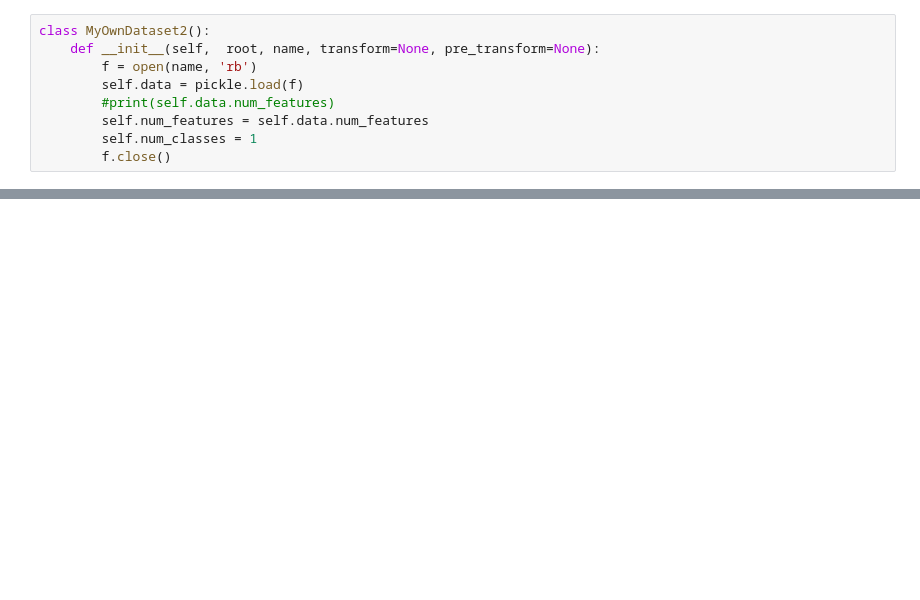
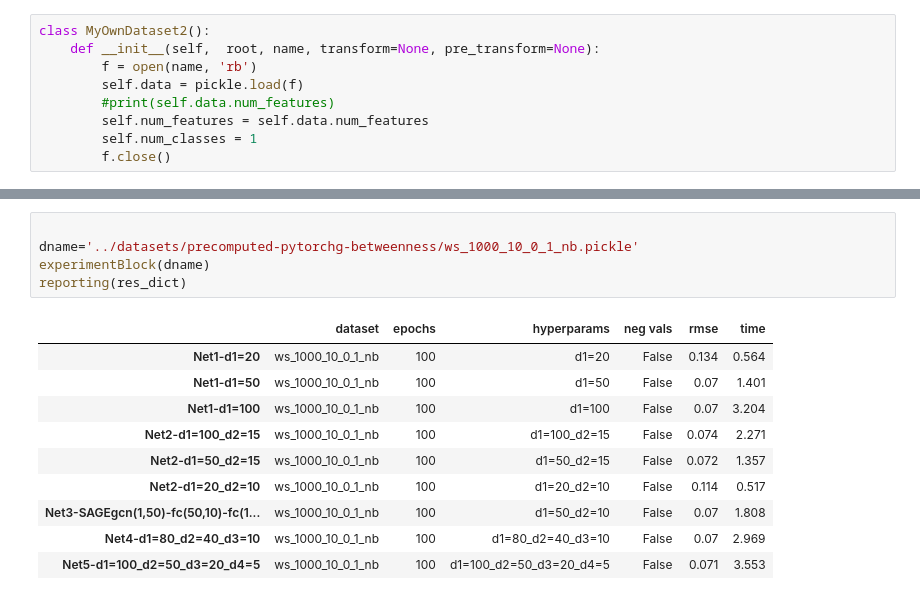
Before and after one commit to presmerats/GNN-MThesis, a Jupyter notebook: src/girvan-newman/TFM_Transductive_setting_GCN_node_betweenness.ipynb, the cells around one changed output, grey strips where cells are left out. Saved outputs shown, nothing was run; the diff lists cells and outputs as text; blank space fills up the shorter version.

```diff
--- a/src/girvan-newman/TFM_Transductive_setting_GCN_node_betweenness.ipynb
+++ b/src/girvan-newman/TFM_Transductive_setting_GCN_node_betweenness.ipynb
@@ -415,0 +530,16 @@ Total train-test time: 0.5616779327392578
+# %%
+
+dname='../datasets/precomputed-pytorchg-betweenness/ws_1000_10_0_1_nb.pickle'
+experimentBlock(dname)
+reporting(res_dict)
+# %% [output]
+|  | dataset | epochs | hyperparams | neg vals | rmse | time |
+| Net1-d1=20 | ws_1000_10_0_1_nb | 100 | d1=20 | False | 0.134 | 0.564 |
+| Net1-d1=50 | ws_1000_10_0_1_nb | 100 | d1=50 | False | 0.07 | 1.401 |
+| Net1-d1=100 | ws_1000_10_0_1_nb | 100 | d1=100 | False | 0.07 | 3.204 |
+| Net2-d1=100_d2=15 | ws_1000_10_0_1_nb | 100 | d1=100_d2=15 | False | 0.074 | 2.271 |
+| Net2-d1=50_d2=15 | ws_1000_10_0_1_nb | 100 | d1=50_d2=15 | False | 0.072 | 1.357 |
+| Net2-d1=20_d2=10 | ws_1000_10_0_1_nb | 100 | d1=20_d2=10 | False | 0.114 | 0.517 |
+| Net3-SAGEgcn(1,50)-fc(50,10)-fc(1... | ws_1000_10_0_1_nb | 100 | d1=50_d2=10 | False | 0.07 | 1.808 |
+| Net4-d1=80_d2=40_d3=10 | ws_1000_10_0_1_nb | 100 | d1=80_d2=40_d3=10 | False | 0.07 | 2.969 |
+| Net5-d1=100_d2=50_d3=20_d4=5 | ws_1000_10_0_1_nb | 100 | d1=100_d2=50_d3=20_d4=5 | False | 0.071 | 3.553 |
```
Also changed, not shown: parts of 21 cells of this notebook, 2 other files.
